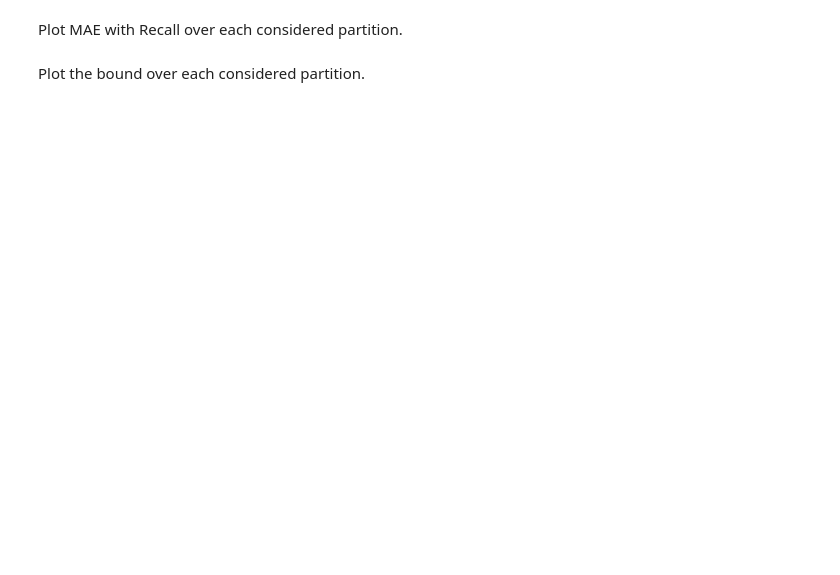
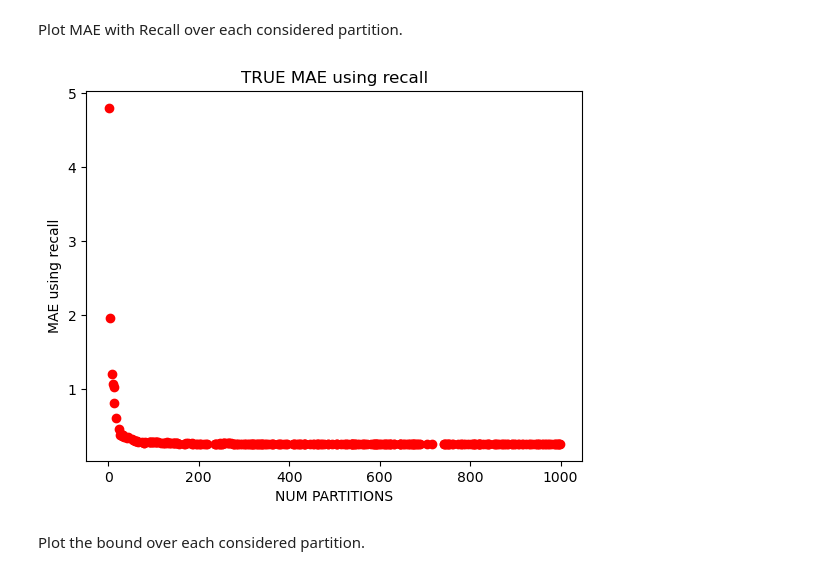
Before and after one commit to peetceenatoo/my-first-research-project, a Jupyter notebook: Implementation/yahoo_ymusic_v1/Notebook-Full-Flow.ipynb, the cells around one changed output. Cells and saved outputs as stored; diff of their text form; code cells hidden in the pictures; blank space fills up the shorter version.

```diff
--- a/Implementation/yahoo_ymusic_v1/Notebook-Full-Flow.ipynb
+++ b/Implementation/yahoo_ymusic_v1/Notebook-Full-Flow.ipynb
@@ -505,15 +585,17 @@ Plot MAE with Recall over each considered partition.
 # %%
 # Get p values (only the ones which were considered)
 x = np.where(history_mae_recall != np.inf)
 # Get MAE values with recall
 y = history_mae_recall[history_mae_recall != np.inf]
 
 # Plot
-plt.title("MAE using recall")
+plt.title("TRUE MAE using recall")
 plt.xlabel("NUM PARTITIONS")
 plt.ylabel("MAE using recall")
 plt.scatter(x, y, color ="red")
 plt.show()
+# %% [output]
+[figure, added]
 # %% [markdown]
 Plot the bound over each considered partition.
 # %%
```
Also changed, not shown: parts of 11 cells of this notebook, 2 other files.
